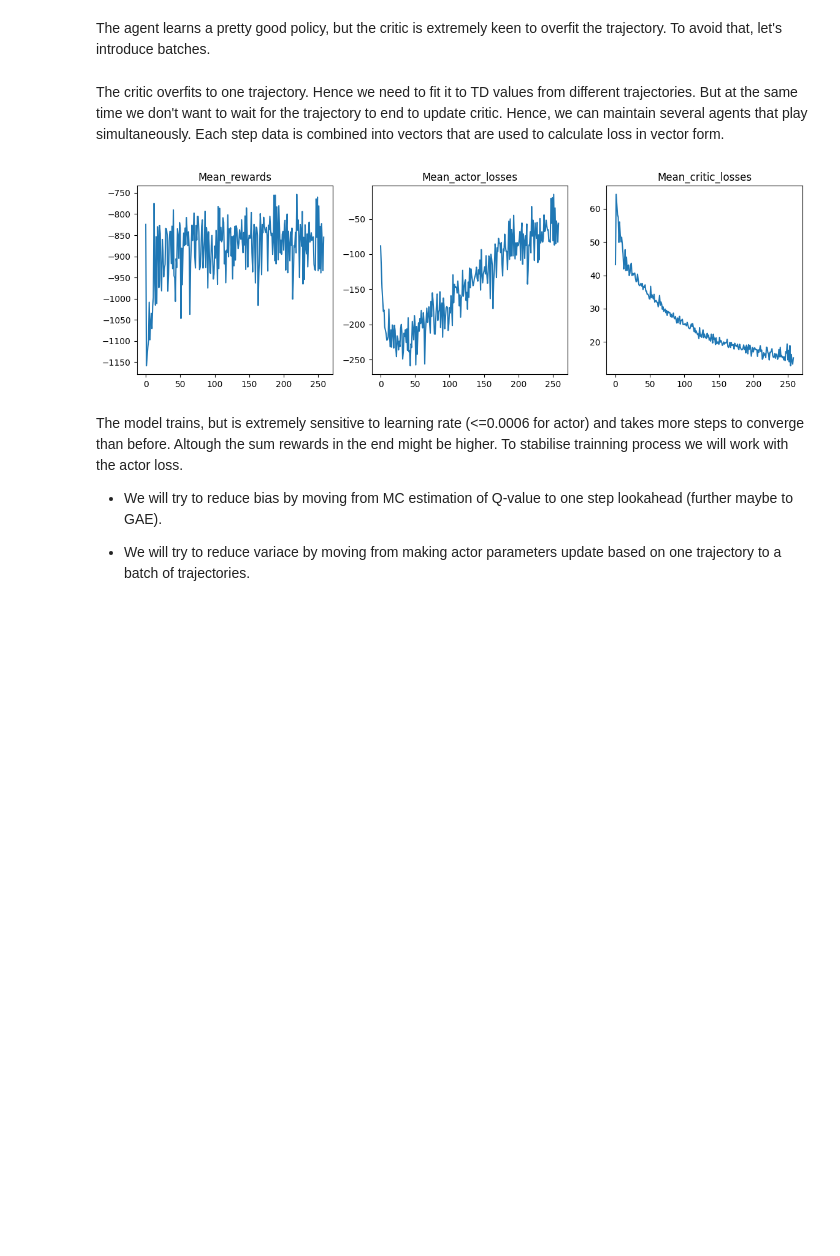
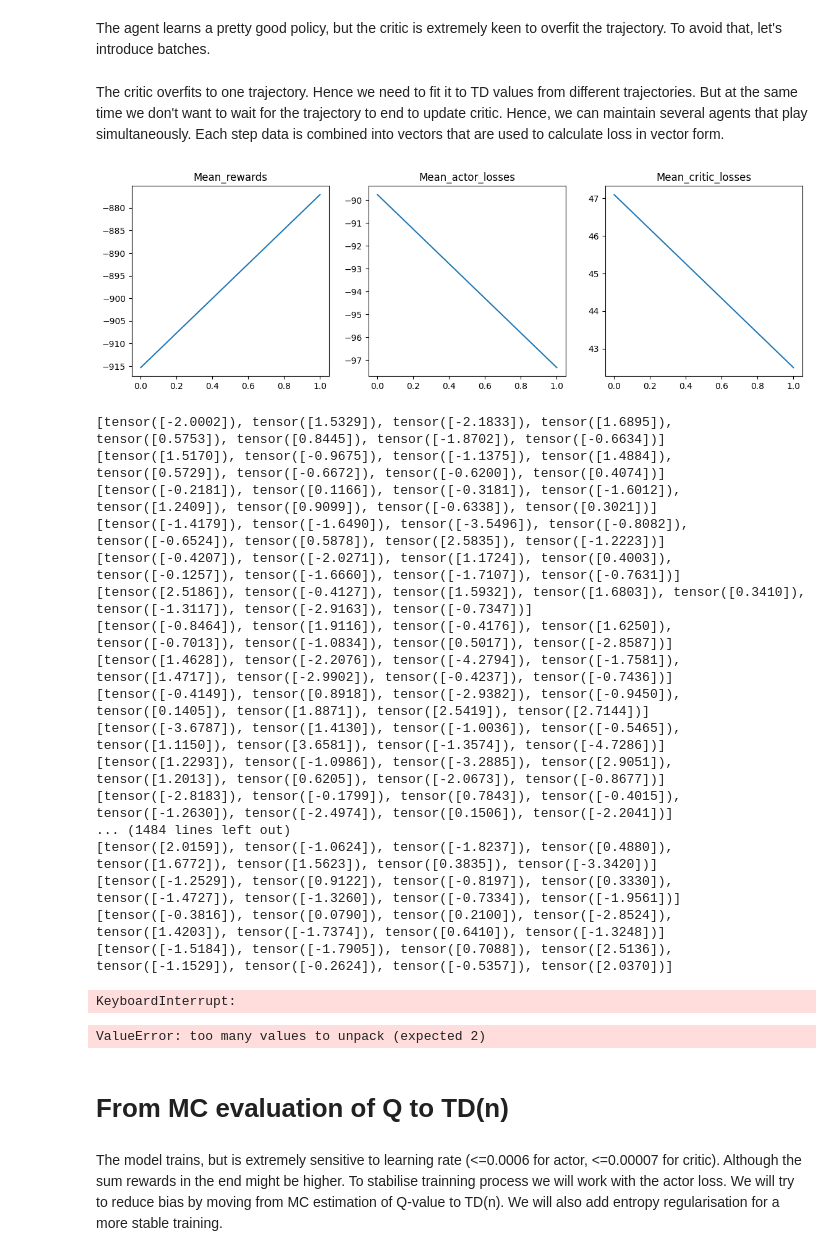
Before and after one commit to igor-cheb/RL_practice_problems, a Jupyter notebook: Policy_gradient_methods/A2C/2_A2C.ipynb, the cells around one changed output. Cells and saved outputs as stored; diff of their text form; code cells hidden in the pictures; blank space fills up the shorter version.

```diff
--- a/Policy_gradient_methods/A2C/2_A2C.ipynb
+++ b/Policy_gradient_methods/A2C/2_A2C.ipynb
@@ -616,7 +618,7 @@ class batch_agent():
     def act(self, states):
         actions, logits = [], []
         for state in states:
-            action, logit = self.actor.act(torch.tensor(state, dtype=torch.float32))
+            action, logit, entropy = self.actor.act(torch.tensor(state, dtype=torch.float32))
 
             actions.append(action)
             logits.append(logit)
@@ -624,6 +626,7 @@ class batch_agent():
 
     def step(self, actions):
         next_states, rewards, dones, infos = [], [], [], []
+        print(actions)
         for env, act in zip(self.all_envs, actions):
             action = [act.detach().numpy()[0]]
             next_state, reward, done, info = env.step(action)
@@ -657,10 +660,10 @@ class batch_agent():
         advantage = (cum_rewards - current_state_vals).detach() #
 
 #         entropy = -torch.sum(stacked_logits.exp()*stacked_logits, dim=0)
-        loss = -(stacked_logits * advantage).median()  #- 0.001 * entropy.median()
+        loss_mean_1 = -(stacked_logits * advantage).mean(dim=0)  #- 0.001 * entropy.median()
+        loss_mean_2 = loss_mean_1.mean()
 
-
-        return loss
+        return loss_mean_2
 
     def eval_agent(self, actor, n_steps=300, render=True):
         self.env_name
@@ -732,44 +735,65 @@ class batch_agent():
 test_actor = Actor()
 test_critic = Critic()
 
-b_agent = batch_agent(test_actor, test_critic, n_envs=1)
+b_agent = batch_agent(test_actor, test_critic, n_envs=8)
 actor_lr_scheduler = torch.optim.lr_scheduler.StepLR(b_agent.actor_opt, step_size=3500, gamma=0.8)
 # %%
-all_rewards, mean_rewards, all_critic_losses, mean_critic_losses, all_actor_losses, mean_actor_losses = \
-    [], [], [], [], [], []
+# all_rewards, mean_rewards, all_critic_losses, mean_critic_losses, all_actor_losses, mean_actor_losses = \
+#     [], [], [], [], [], []
 
-for _ in range(int(1e5)):
+for _ in range(int(1e4)):
     rewards, logits, state_vals, critic_losses = b_agent.play_game()
 #     rewards = (np.array(rewards)*.1).tolist()
     all_critic_losses.append(torch.stack(critic_losses).mean().detach().numpy())
 
     all_rewards.append(np.median(np.array(rewards).sum(axis=0)))
     actor_loss = b_agent.calc_actor_loss(rewards, logits, state_vals)
 
     all_actor_losses.append(actor_loss.detach().numpy())
     b_agent.actor_opt.zero_grad()
     actor_loss.backward()
-    torch.nn.utils.clip_grad_norm_(test_actor.parameters(), 60)
+    torch.nn.utils.clip_grad_norm_(test_actor.parameters(), 40)
     b_agent.actor_opt.step()
     actor_lr_scheduler.step()
 
-    ave_over=30
+    ave_over=50
     if _%ave_over==0:
         mean_critic_losses.append(np.median(all_critic_losses[-ave_over:]))
         mean_actor_losses.append(np.median(all_actor_losses[-ave_over:]))
         mean_rewards.append(np.median(all_rewards[-ave_over:]))
 
         clear_output()
         fig, ax = plt.subplots(1, 3, figsize=(14,4))
         ax[0].plot(mean_rewards); ax[0].set_title('Mean_rewards')
         ax[1].plot(mean_actor_losses); ax[1].set_title('Mean_actor_losses')
         ax[2].plot(mean_critic_losses); ax[2].set_title('Mean_critic_losses')
         plt.show()
 # %% [output]
-[figure, old version]
+[figure, new version]
+[tensor([-2.0002]), tensor([1.5329]), tensor([-2.1833]), tensor([1.6895]), tensor([0.5753]), tensor([0.8445]), tensor([-1.8702]), tensor([-0.6634])]
+[tensor([1.5170]), tensor([-0.9675]), tensor([-1.1375]), tensor([1.4884]), tensor([0.5729]), tensor([-0.6672]), tensor([-0.6200]), tensor([0.4074])]
+[tensor([-0.2181]), tensor([0.1166]), tensor([-0.3181]), tensor([-1.6012]), tensor([1.2409]), tensor([0.9099]), tensor([-0.6338]), tensor([0.3021])]
+[tensor([-1.4179]), tensor([-1.6490]), tensor([-3.5496]), tensor([-0.8082]), tensor([-0.6524]), tensor([0.5878]), tensor([2.5835]), tensor([-1.2223])]
+[tensor([-0.4207]), tensor([-2.0271]), tensor([1.1724]), tensor([0.4003]), tensor([-0.1257]), tensor([-1.6660]), tensor([-1.7107]), tensor([-0.7631])]
+[tensor([2.5186]), tensor([-0.4127]), tensor([1.5932]), tensor([1.6803]), tensor([0.3410]), tensor([-1.3117]), tensor([-2.9163]), tensor([-0.7347])]
+[tensor([-0.8464]), tensor([1.9116]), tensor([-0.4176]), tensor([1.6250]), tensor([-0.7013]), tensor([-1.0834]), tensor([0.5017]), tensor([-2.8587])]
+[tensor([1.4628]), tensor([-2.2076]), tensor([-4.2794]), tensor([-1.7581]), tensor([1.4717]), tensor([-2.9902]), tensor([-0.4237]), tensor([-0.7436])]
+[tensor([-0.4149]), tensor([0.8918]), tensor([-2.9382]), tensor([-0.9450]), tensor([0.1405]), tensor([1.8871]), tensor([2.5419]), tensor([2.7144])]
+[tensor([-3.6787]), tensor([1.4130]), tensor([-1.0036]), tensor([-0.5465]), tensor([1.1150]), tensor([3.6581]), tensor([-1.3574]), tensor([-4.7286])]
+[tensor([1.2293]), tensor([-1.0986]), tensor([-3.2885]), tensor([2.9051]), tensor([1.2013]), tensor([0.6205]), tensor([-2.0673]), tensor([-0.8677])]
+[tensor([-2.8183]), tensor([-0.1799]), tensor([0.7843]), tensor([-0.4015]), tensor([-1.2630]), tensor([-2.4974]), tensor([0.1506]), tensor([-2.2041])]
+... (1484 lines left out)
+[tensor([2.0159]), tensor([-1.0624]), tensor([-1.8237]), tensor([0.4880]), tensor([1.6772]), tensor([1.5623]), tensor([0.3835]), tensor([-3.3420])]
+[tensor([-1.2529]), tensor([0.9122]), tensor([-0.8197]), tensor([0.3330]), tensor([-1.4727]), tensor([-1.3260]), tensor([-0.7334]), tensor([-1.9561])]
+[tensor([-0.3816]), tensor([0.0790]), tensor([0.2100]), tensor([-2.8524]), tensor([1.4203]), tensor([-1.7374]), tensor([0.6410]), tensor([-1.3248])]
+[tensor([-1.5184]), tensor([-1.7905]), tensor([0.7088]), tensor([2.5136]), tensor([-1.1529]), tensor([-0.2624]), tensor([-0.5357]), tensor([2.0370])]
+KeyboardInterrupt:
+# %%
+b_agent.eval_agent(test_actor, n_steps=300, render=True)
+# %% [output]
+ValueError: too many values to unpack (expected 2)
+# %% [markdown]
+# From MC evaluation of Q to TD(n)
 # %% [markdown]
-The model trains, but is extremely sensitive to learning rate (<=0.0006 for actor) and takes more steps to converge than before. Altough the sum rewards in the end might be higher. To stabilise trainning process we will work with the actor loss.
-
-- We will try to reduce bias by moving from MC estimation of Q-value to one step lookahead (further maybe to GAE).
-
-- We will try to reduce variace by moving from making actor parameters update based on one trajectory to a batch of trajectories.
+The model trains, but is extremely sensitive to learning rate (<=0.0006 for actor, <=0.00007 for critic). Although the sum rewards in the end might be higher. To stabilise trainning process we will work with the actor loss.
+We will try to reduce bias by moving from MC estimation of Q-value to TD(n). We will also add entropy regularisation for a more stable training.
```
Also changed, not shown: parts of 13 cells of this notebook.
